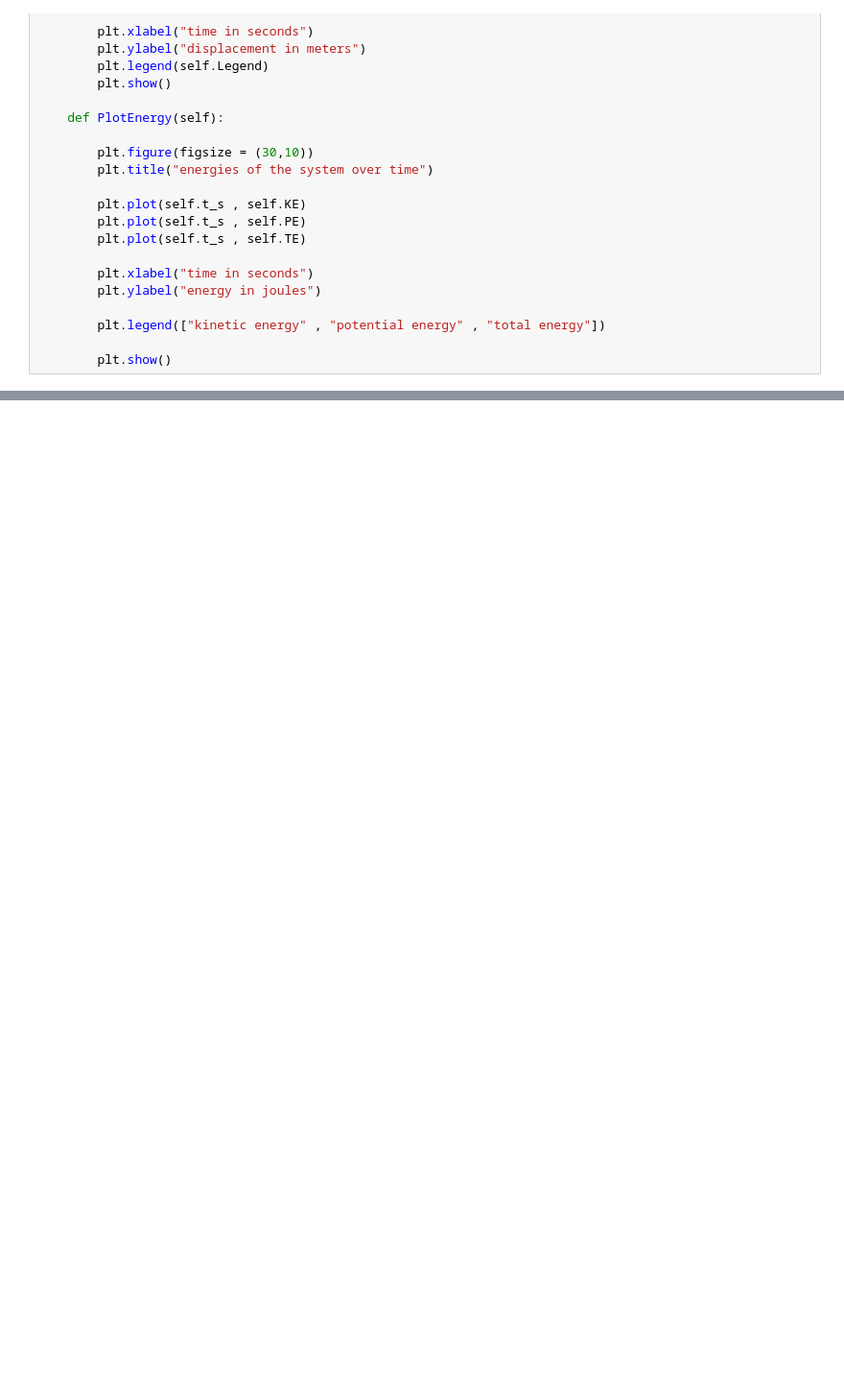
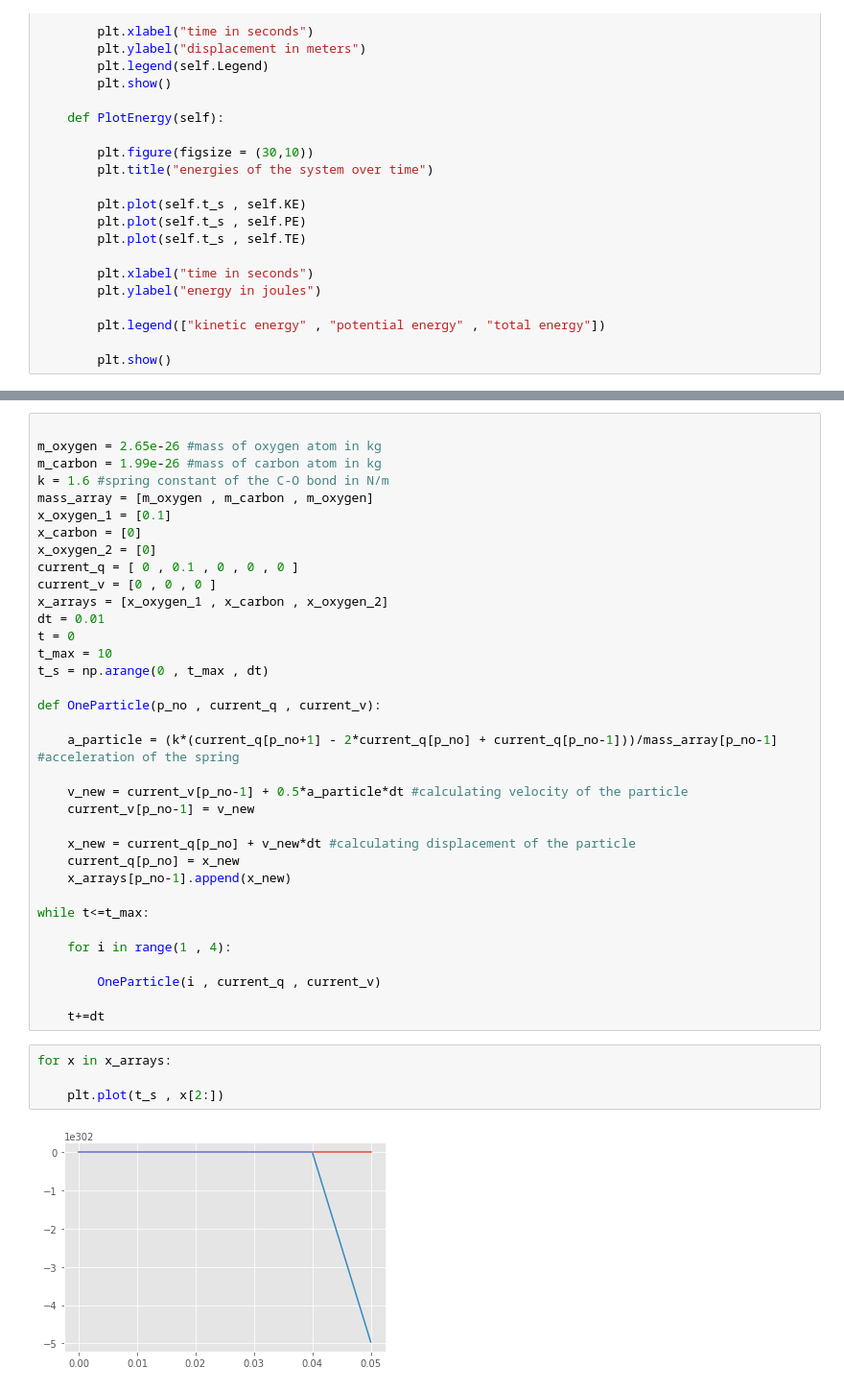
Before and after one commit to Aasrith1906/Mentorship-Program, a Jupyter notebook: session 1/Session1 (Harmonic Oscillator).ipynb, the cells around one changed output, grey strips where cells are left out. Shown at 96% size. Cells and saved outputs as stored; diff of their text form; blank space fills up the shorter version.

```diff
--- a/session 1/Session1 (Harmonic Oscillator).ipynb
+++ b/session 1/Session1 (Harmonic Oscillator).ipynb
@@ -457,3 +457,44 @@ o.PlotEnergy()
 [figure]
 [figure]
 [figure]
+# %%
+
+m_oxygen = 2.65e-26 #mass of oxygen atom in kg
+m_carbon = 1.99e-26 #mass of carbon atom in kg
+k = 1.6 #spring constant of the C-O bond in N/m
+mass_array = [m_oxygen , m_carbon , m_oxygen]
+x_oxygen_1 = [0.1]
+x_carbon = [0]
+x_oxygen_2 = [0]
+current_q = [ 0 , 0.1 , 0 , 0 , 0 ]
+current_v = [0 , 0 , 0 ]
+x_arrays = [x_oxygen_1 , x_carbon , x_oxygen_2]
+dt = 0.01
+t = 0
+t_max = 10
+t_s = np.arange(0 , t_max , dt)
+
+def OneParticle(p_no , current_q , current_v):
+
+    a_particle = (k*(current_q[p_no+1] - 2*current_q[p_no] + current_q[p_no-1]))/mass_array[p_no-1] #acceleration of the spring
+
+    v_new = current_v[p_no-1] + 0.5*a_particle*dt #calculating velocity of the particle
+    current_v[p_no-1] = v_new
+
+    x_new = current_q[p_no] + v_new*dt #calculating displacement of the particle
+    current_q[p_no] = x_new
+    x_arrays[p_no-1].append(x_new)
+
+while t<=t_max:
+
+    for i in range(1 , 4):
+
+        OneParticle(i , current_q , current_v)
+
+    t+=dt
+# %%
+for x in x_arrays:
+
+    plt.plot(t_s , x[2:])
+# %% [output]
+[figure, added]
```
Also changed, not shown: parts of 2 cells of this notebook.
